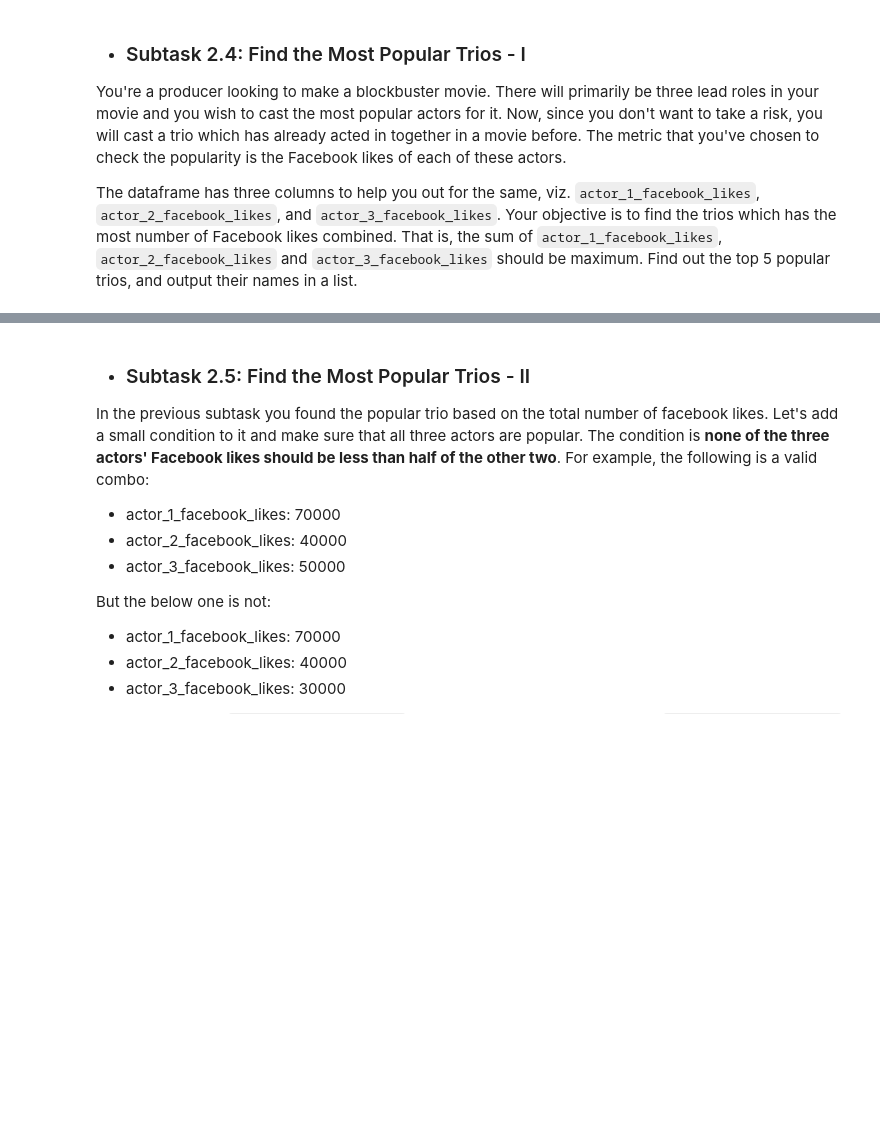
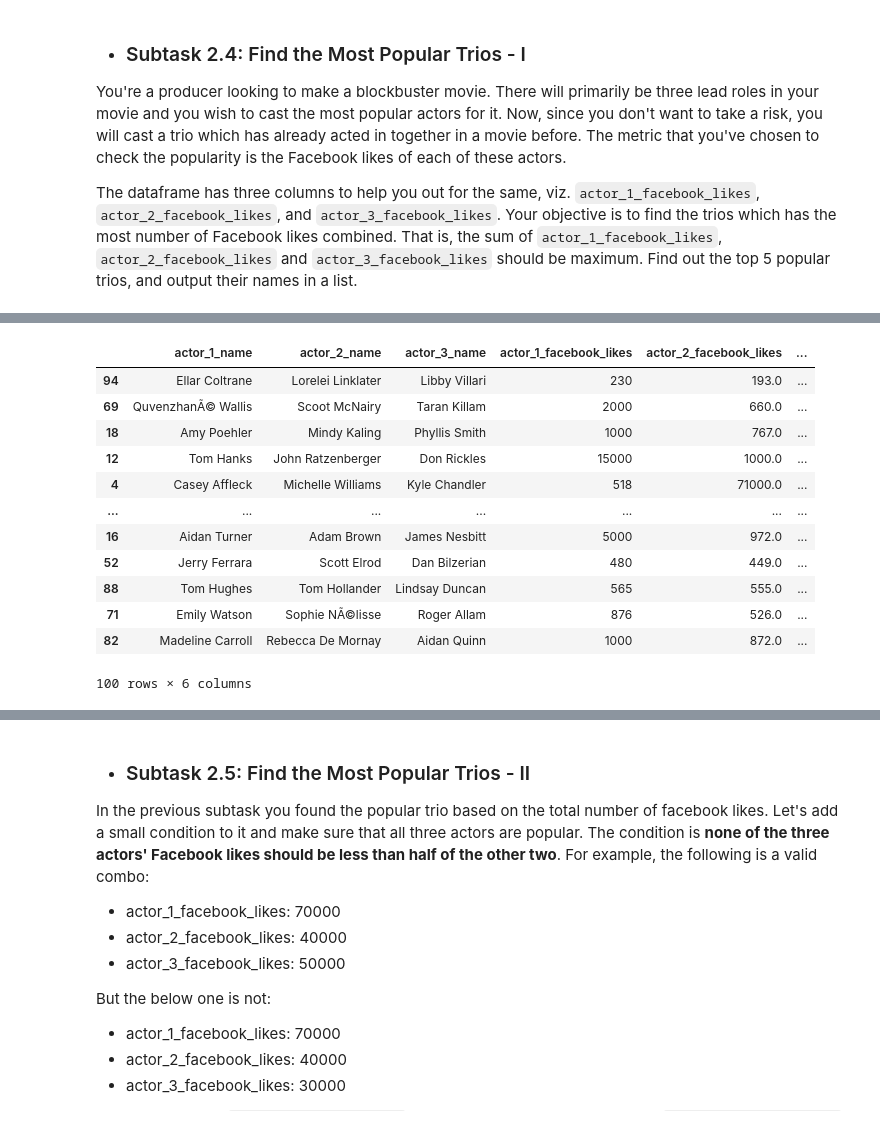
Before and after one commit to Mathieu-Germain/LogicMojo-AI-ML-April26-Mathieu, a Jupyter notebook: IMDb+Movie+Assignment.ipynb, the cells around one changed output, grey strips where cells are left out. Drawn from its saved outputs; the diff is of its cells as text; code cells hidden in the pictures; blank space fills up the shorter version.

```diff
--- a/IMDb+Movie+Assignment.ipynb
+++ b/IMDb+Movie+Assignment.ipynb
@@ -282,0 +428,20 @@ Find out the top 5 popular trios, and output their names in a list.
+# %%
+# Let display the trio serie with title and profit
+# let calculate the sum of the three actors' Facebook likes into a new column called trio_fblike and then sort the DataFrame by this new column, which was the original intent for finding the most popular trios
+
+trio_fblike = df[['actor_1_name', 'actor_2_name', 'actor_3_name', 'actor_1_facebook_likes', 'actor_2_facebook_likes', 'actor_3_facebook_likes']]
+trio_fblike
+# %% [output]
+|  | actor_1_name | actor_2_name | actor_3_name | actor_1_facebook_likes | actor_2_facebook_likes | ... |
+| 94 | Ellar Coltrane | Lorelei Linklater | Libby Villari | 230 | 193.0 | ... |
+| 69 | QuvenzhanÃ© Wallis | Scoot McNairy | Taran Killam | 2000 | 660.0 | ... |
+| 18 | Amy Poehler | Mindy Kaling | Phyllis Smith | 1000 | 767.0 | ... |
+| 12 | Tom Hanks | John Ratzenberger | Don Rickles | 15000 | 1000.0 | ... |
+| 4 | Casey Affleck | Michelle Williams | Kyle Chandler | 518 | 71000.0 | ... |
+| ... | ... | ... | ... | ... | ... | ... |
+| 16 | Aidan Turner | Adam Brown | James Nesbitt | 5000 | 972.0 | ... |
+| 52 | Jerry Ferrara | Scott Elrod | Dan Bilzerian | 480 | 449.0 | ... |
+| 88 | Tom Hughes | Tom Hollander | Lindsay Duncan | 565 | 555.0 | ... |
+| 71 | Emily Watson | Sophie NÃ©lisse | Roger Allam | 876 | 526.0 | ... |
+| 82 | Madeline Carroll | Rebecca De Mornay | Aidan Quinn | 1000 | 872.0 | ... |
+100 rows × 6 columns
```
Also changed, not shown: parts of 14 cells of this notebook.
